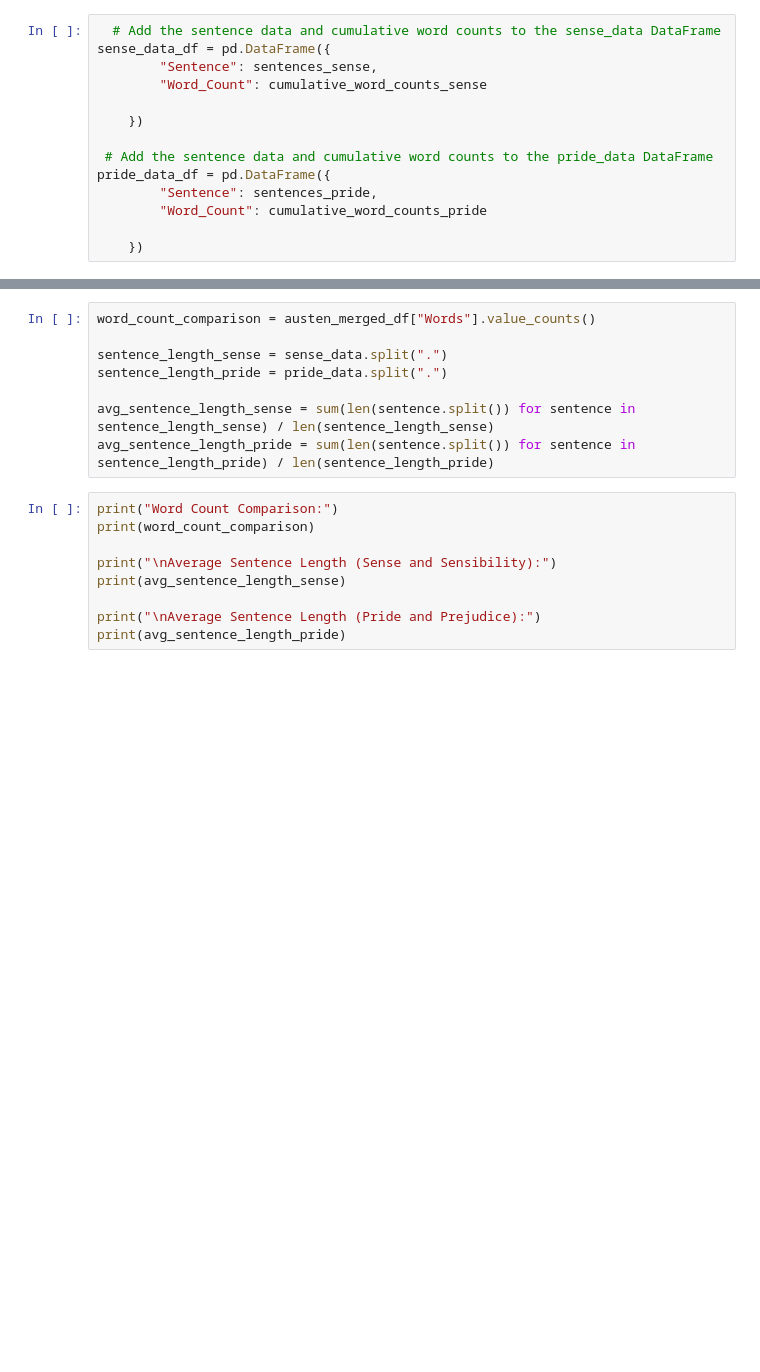
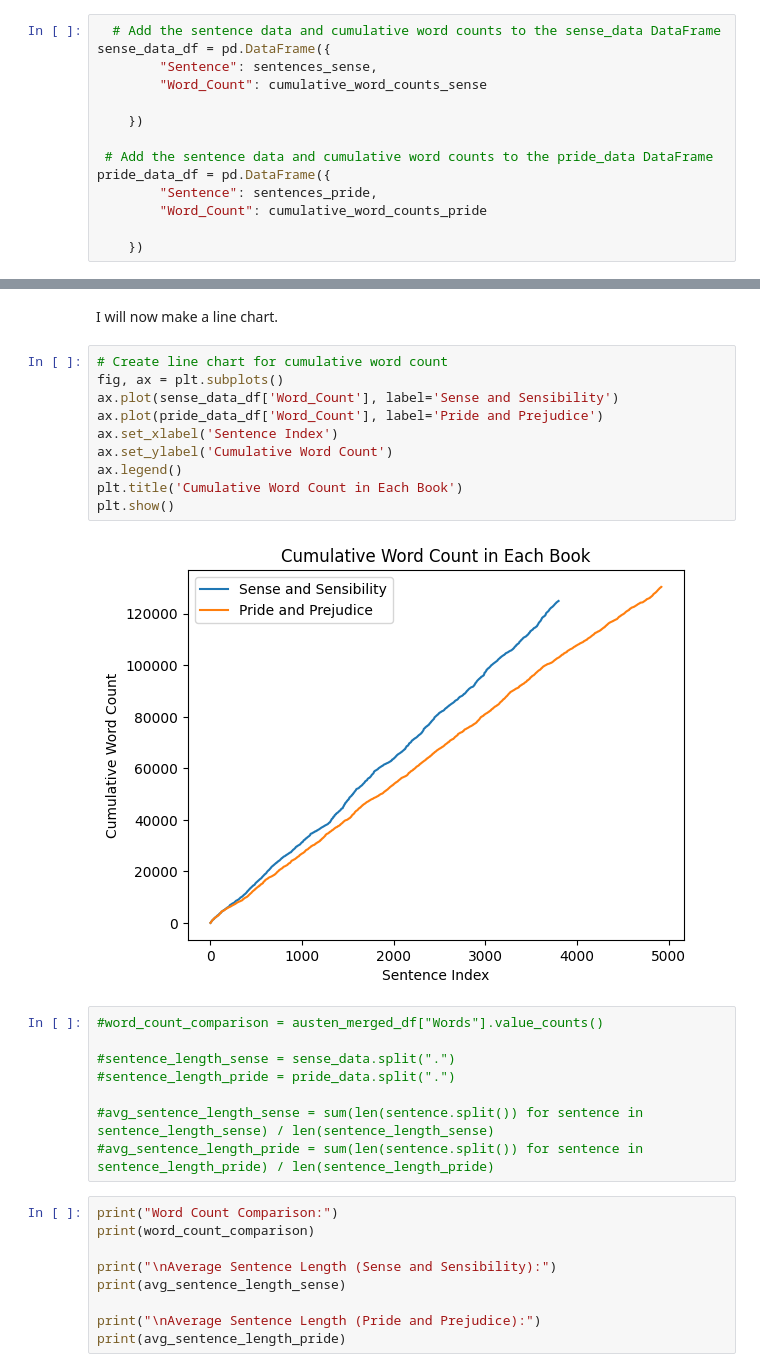
Before and after one commit to natinthegarden/project, a Jupyter notebook: .ipynb, the cells around one changed output, grey strips where cells are left out. Saved outputs shown, nothing was run; the diff lists cells and outputs as text; blank space fills up the shorter version.

```diff
--- a/.ipynb
+++ b/.ipynb
@@ -92,11 +130,25 @@ pride_data_df = pd.DataFrame({
+# %% [markdown]
+I will now make a line chart.
+# %%
+# Create line chart for cumulative word count
+fig, ax = plt.subplots()
+ax.plot(sense_data_df['Word_Count'], label='Sense and Sensibility')
+ax.plot(pride_data_df['Word_Count'], label='Pride and Prejudice')
+ax.set_xlabel('Sentence Index')
+ax.set_ylabel('Cumulative Word Count')
+ax.legend()
+plt.title('Cumulative Word Count in Each Book')
+plt.show()
+# %% [output]
+[figure, added]
 # %%
-word_count_comparison = austen_merged_df["Words"].value_counts()
+#word_count_comparison = austen_merged_df["Words"].value_counts()
 
-sentence_length_sense = sense_data.split(".")
-sentence_length_pride = pride_data.split(".")
+#sentence_length_sense = sense_data.split(".")
+#sentence_length_pride = pride_data.split(".")
 
-avg_sentence_length_sense = sum(len(sentence.split()) for sentence in sentence_length_sense) / len(sentence_length_sense)
-avg_sentence_length_pride = sum(len(sentence.split()) for sentence in sentence_length_pride) / len(sentence_length_pride)
+#avg_sentence_length_sense = sum(len(sentence.split()) for sentence in sentence_length_sense) / len(sentence_length_sense)
+#avg_sentence_length_pride = sum(len(sentence.split()) for sentence in sentence_length_pride) / len(sentence_length_pride)
 # %%
 print("Word Count Comparison:")
 print(word_count_comparison)
```
Also changed, not shown: parts of 13 cells of this notebook.
